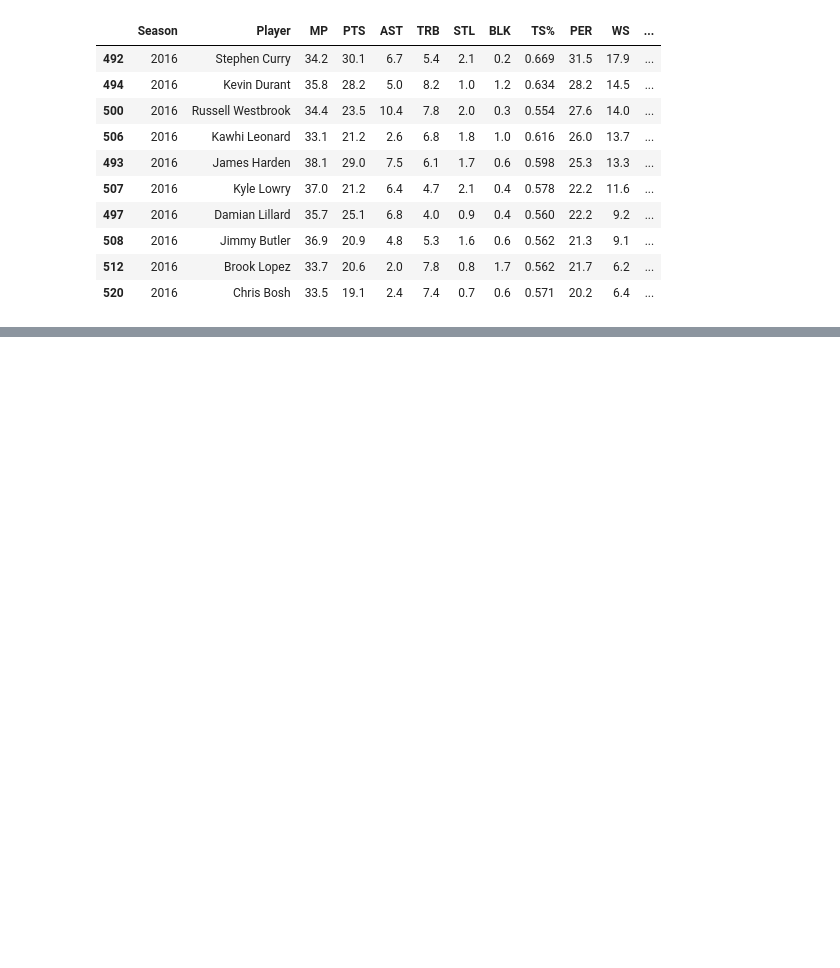
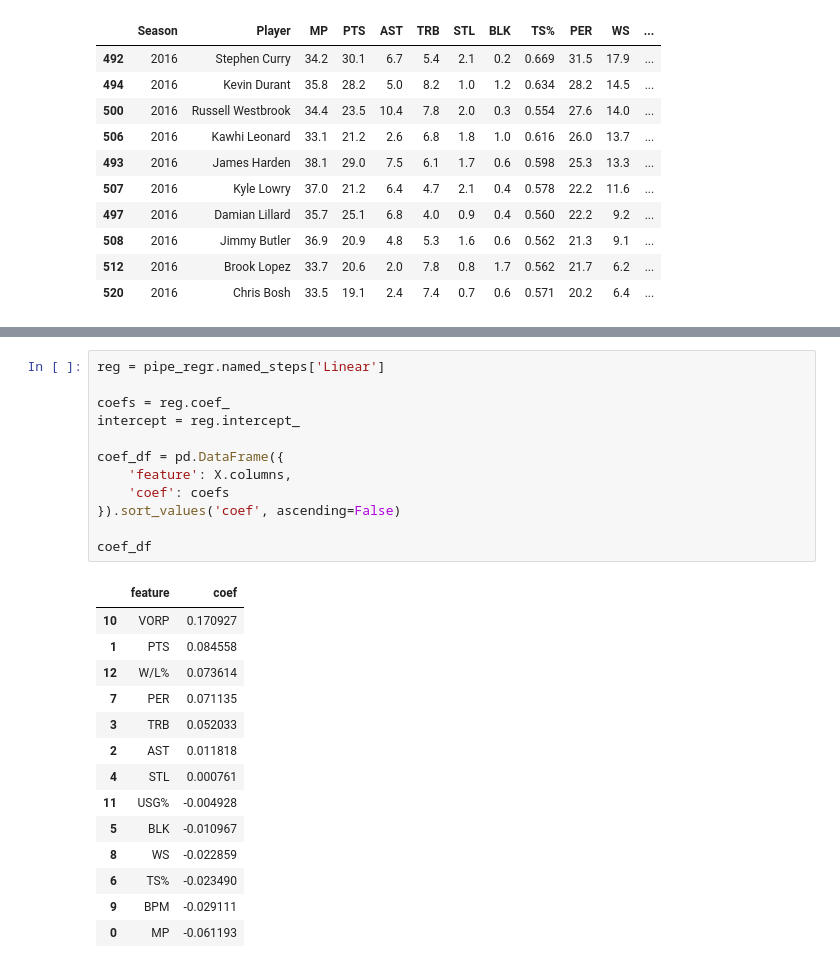
Before and after one commit to esencela/NBA_MVP_Predictor, a Jupyter notebook: notebooks/data_exploration.ipynb, the cells around one changed output, grey strips where cells are left out. Cells and saved outputs as stored; diff of their text form; blank space fills up the shorter version.

```diff
--- a/notebooks/data_exploration.ipynb
+++ b/notebooks/data_exploration.ipynb
@@ -687,0 +686,27 @@ Baseline MAE: 0.004569420035149385
+# %%
+reg = pipe_regr.named_steps['Linear']
+
+coefs = reg.coef_
+intercept = reg.intercept_
+
+coef_df = pd.DataFrame({
+    'feature': X.columns,
+    'coef': coefs
+}).sort_values('coef', ascending=False)
+
+coef_df
+# %% [output]
+|  | feature | coef |
+| 10 | VORP | 0.170927 |
+| 1 | PTS | 0.084558 |
+| 12 | W/L% | 0.073614 |
+| 7 | PER | 0.071135 |
+| 3 | TRB | 0.052033 |
+| 2 | AST | 0.011818 |
+| 4 | STL | 0.000761 |
+| 11 | USG% | -0.004928 |
+| 5 | BLK | -0.010967 |
+| 8 | WS | -0.022859 |
+| 6 | TS% | -0.023490 |
+| 9 | BPM | -0.029111 |
+| 0 | MP | -0.061193 |
```
Also changed, not shown: parts of 10 cells of this notebook.
